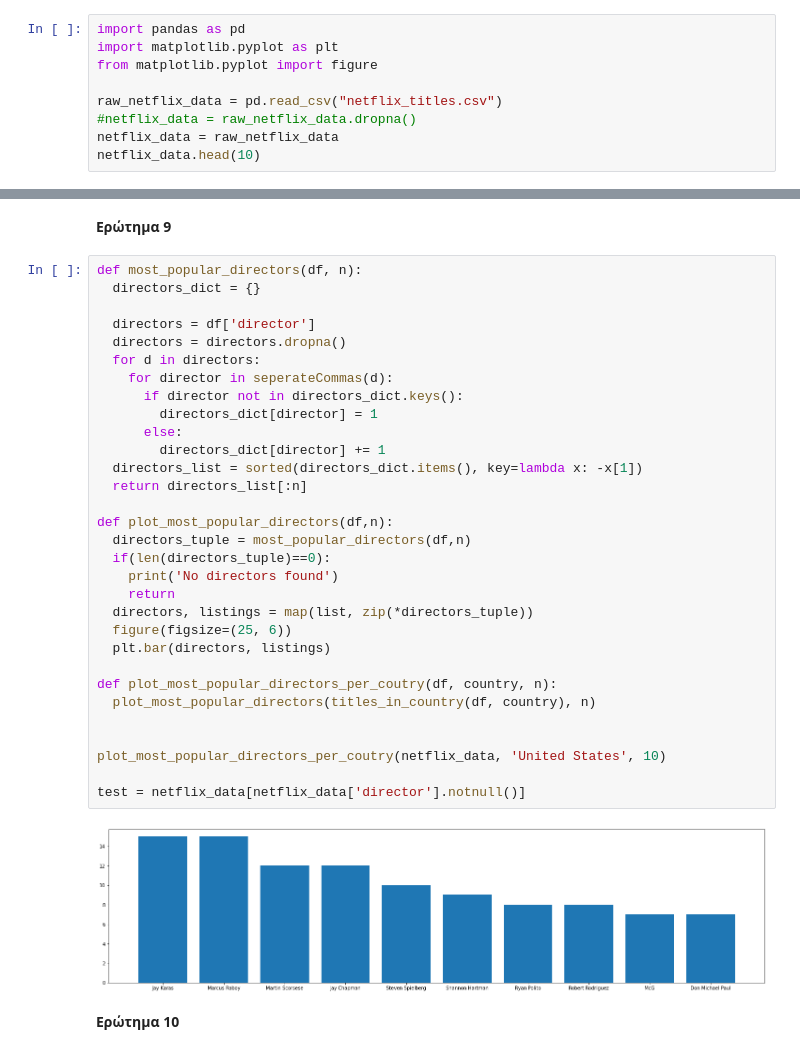
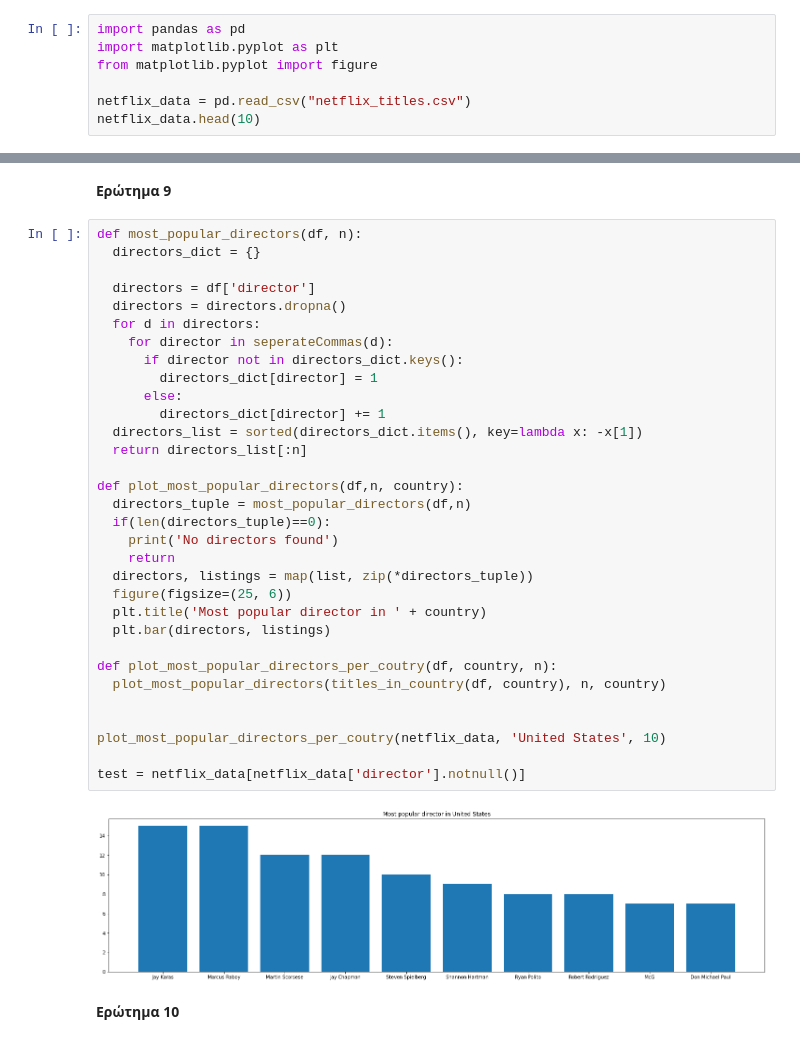
Before and after one commit to d-maniatakos/data-mining-assignment1, a Jupyter notebook: data_mining_assignment1.ipynb, the cells around one changed output, grey strips where cells are left out. Saved outputs shown, nothing was run; the diff lists cells and outputs as text.

```diff
--- a/data_mining_assignment1.ipynb
+++ b/data_mining_assignment1.ipynb
@@ -5,9 +5,7 @@ import pandas as pd
 import matplotlib.pyplot as plt
 from matplotlib.pyplot import figure
 
-raw_netflix_data = pd.read_csv("netflix_titles.csv")
-#netflix_data = raw_netflix_data.dropna()
-netflix_data = raw_netflix_data
+netflix_data = pd.read_csv("netflix_titles.csv")
 netflix_data.head(10)
 # %% [output]
 |  | show_id | type | title | director | cast | country | date_added | release_year | rating | duration | ... |
@@ -268,36 +269,37 @@ plot_categories(netflix_data)
 # %%
 def most_popular_directors(df, n):
   directors_dict = {}
 
   directors = df['director']
   directors = directors.dropna()
   for d in directors:
     for director in seperateCommas(d):
       if director not in directors_dict.keys():
         directors_dict[director] = 1
       else:
         directors_dict[director] += 1
   directors_list = sorted(directors_dict.items(), key=lambda x: -x[1])
   return directors_list[:n]
 
-def plot_most_popular_directors(df,n):
+def plot_most_popular_directors(df,n, country):
   directors_tuple = most_popular_directors(df,n)
   if(len(directors_tuple)==0):
     print('No directors found')
     return
   directors, listings = map(list, zip(*directors_tuple))
   figure(figsize=(25, 6))
+  plt.title('Most popular director in ' + country)
   plt.bar(directors, listings)
 
 def plot_most_popular_directors_per_coutry(df, country, n):
-  plot_most_popular_directors(titles_in_country(df, country), n)
+  plot_most_popular_directors(titles_in_country(df, country), n, country)
 
 
 plot_most_popular_directors_per_coutry(netflix_data, 'United States', 10)
 
 test = netflix_data[netflix_data['director'].notnull()]
 # %% [output]
-[figure, old version]
+[figure, new version]
 # %% [markdown]
 **Ερώτημα 10**
 # %%
```
Also changed, not shown: parts of 8 cells of this notebook.
